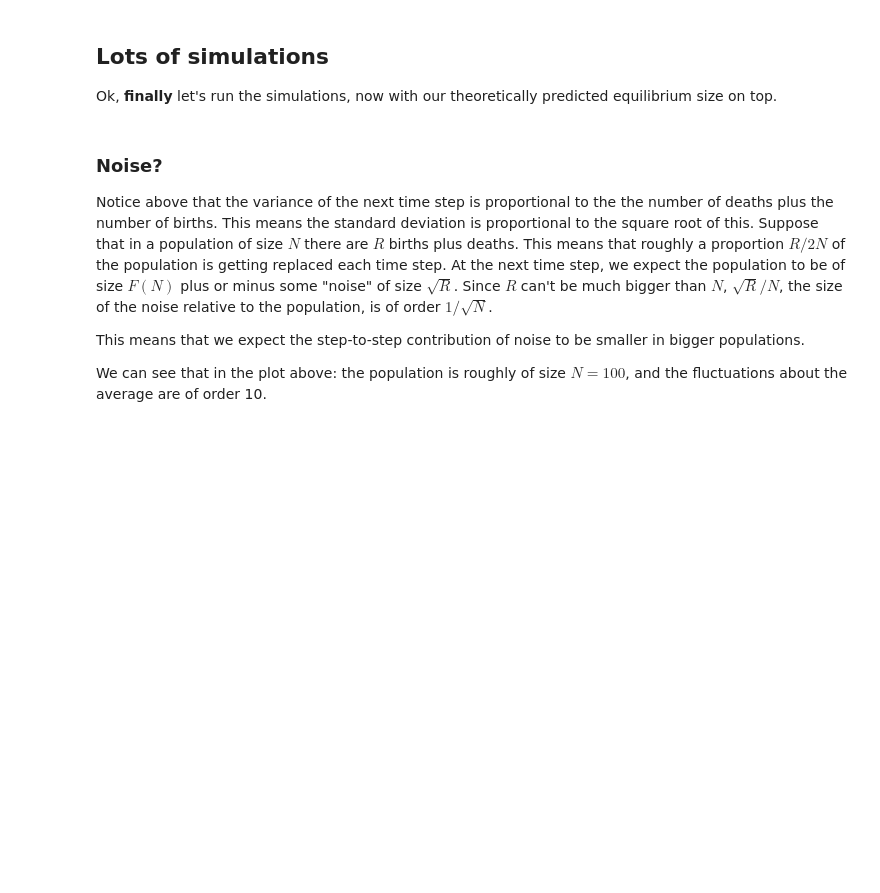
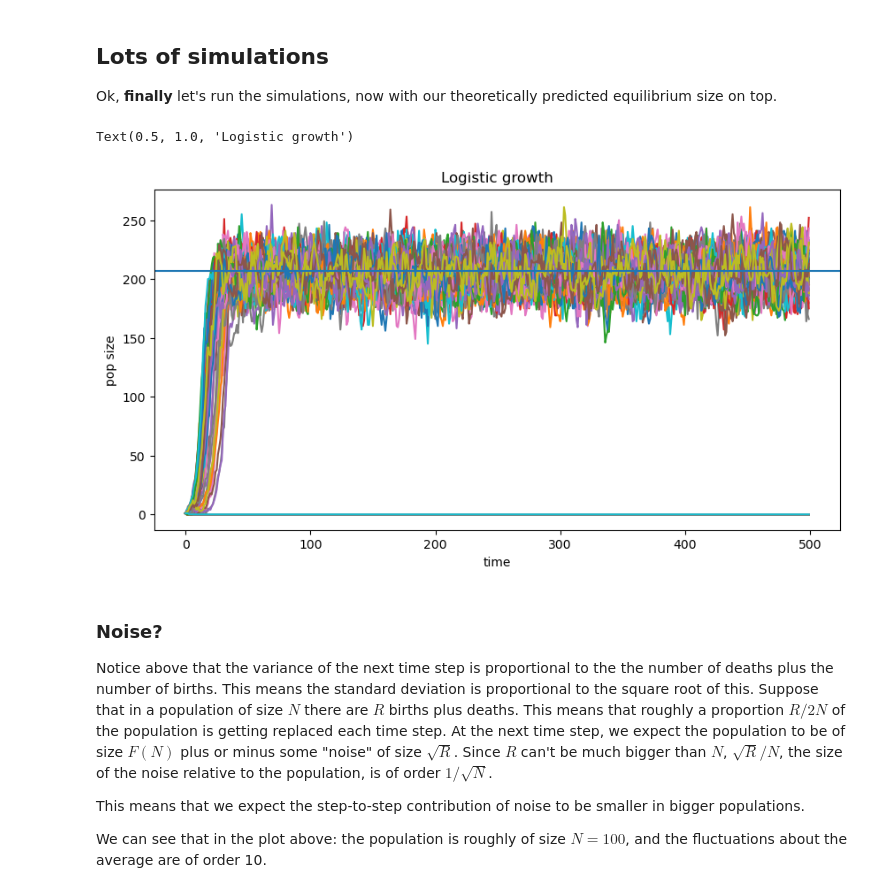
Before and after one commit to petrelharp/popbio, a Jupyter notebook: notebooks/individual_models.ipynb, the cells around one changed output. Saved outputs shown, nothing was run; the diff lists cells and outputs as text; code cells hidden in the pictures; blank space fills up the shorter version.

```diff
--- a/notebooks/individual_models.ipynb
+++ b/notebooks/individual_models.ipynb
@@ -217,20 +241,23 @@ Ok, **finally** let's run the simulations,
 now with our theoretically predicted equilibrium size on top.
 # %%
 params = {
-    'lam' : 0.5,
-    'p' : 0.81,
-    'K' : 100,
+    'lam' : 0.6,
+    'p' : 0.71,
+    'K' : 400,
 }
 
 N = run_sim(np.repeat(1, 100), gen_fn=logistic_gen, ngens=500,
             **params)
 
 fig, ax = plt.subplots()
 ax.plot(N)
 ax.axhline(y=logistic_equil(**params))
 ax.set_xlabel("time")
 ax.set_ylabel("pop size")
 ax.set_title("Logistic growth")
+# %% [output]
+Text(0.5, 1.0, 'Logistic growth')
+[figure, added]
 # %% [markdown]
 ### Noise?
 
```
Also changed, not shown: parts of 7 cells of this notebook.
